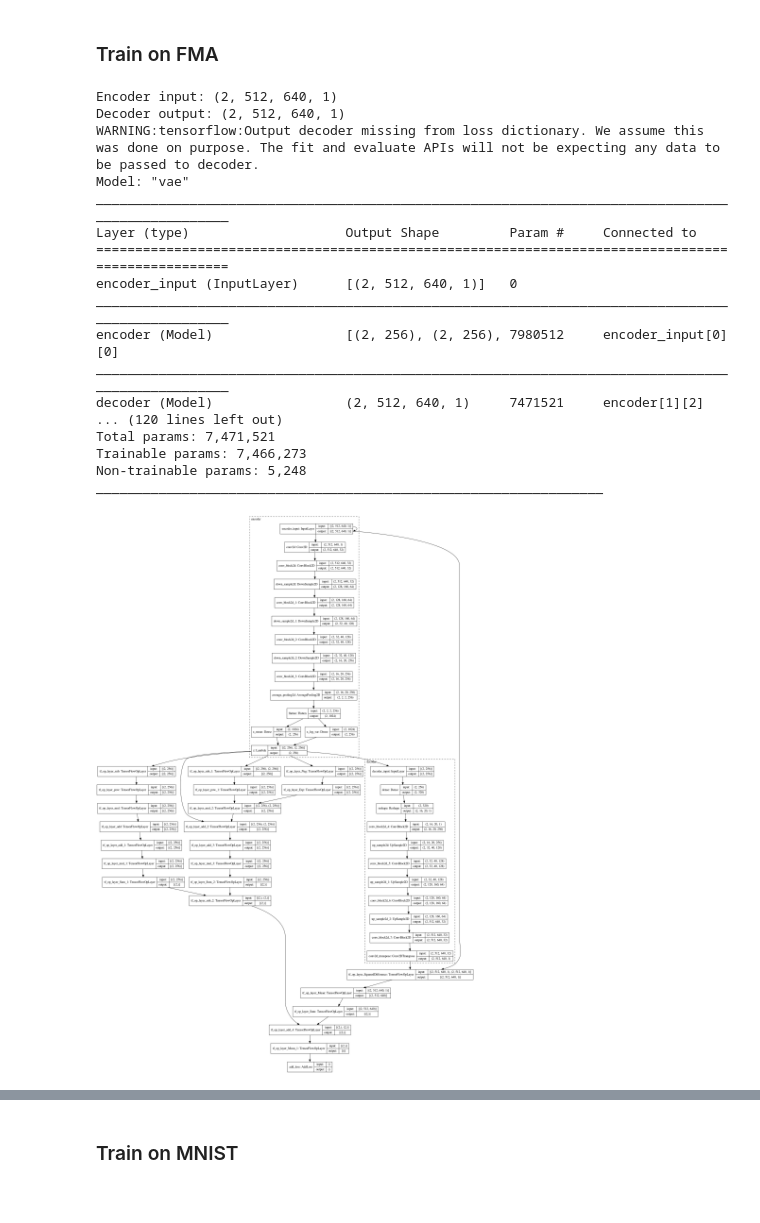
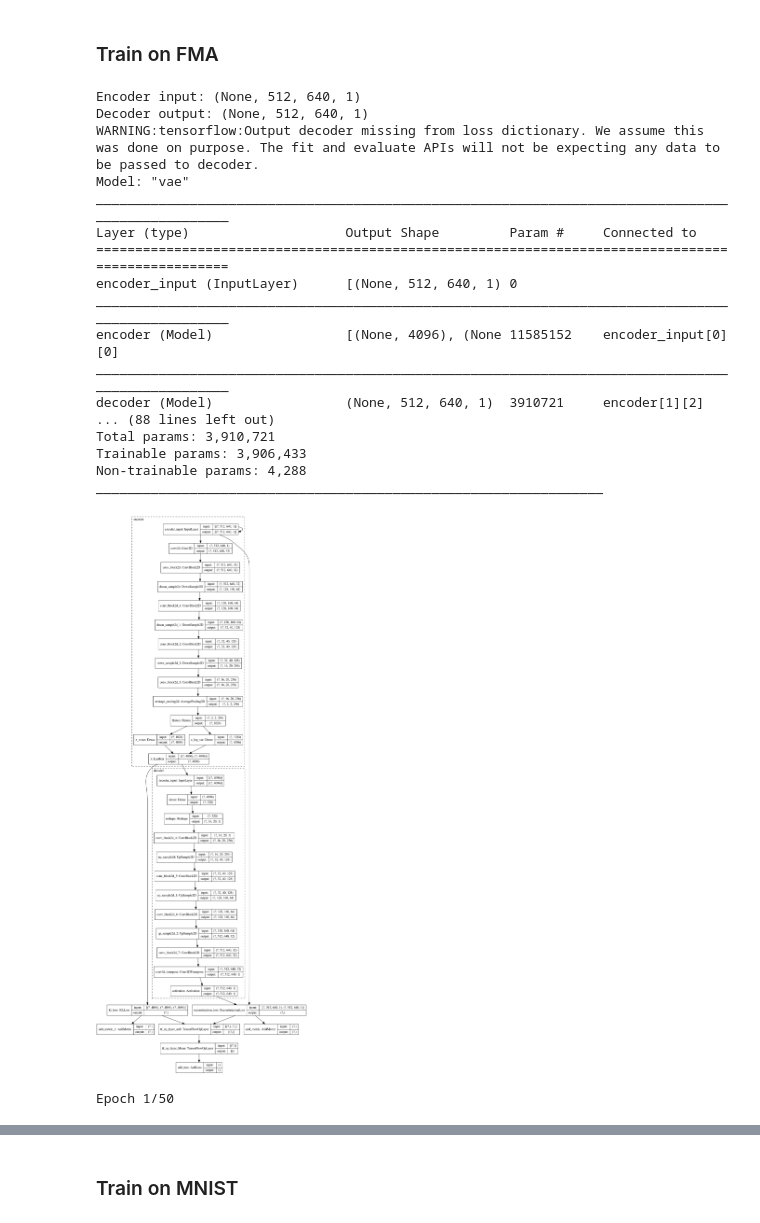
Before and after one commit to tasercake/Beatbrain, a Jupyter notebook: notebooks/generator.ipynb, the cells around one changed output, grey strips where cells are left out. Drawn from its saved outputs; the diff is of its cells as text; code cells hidden in the pictures.

```diff
--- a/notebooks/generator.ipynb
+++ b/notebooks/generator.ipynb
@@ -62,6 +66,6 @@ sns.set_style("white")
 # Input
 DATA_ROOT = Path("../data/fma/image")
 IMAGE_DIMS = [512, 640, 1]
-BATCH_SIZE = 2
+BATCH_SIZE = 4
 # %%
 train_dataset = utils.load_dataset(
@@ -349,22 +459,27 @@ def build_cvae(
 ):
     encoder_input, encoder = build_encoder(input_shape, latent_dim, batch_size, repeat, use_inception)
     decoder_input, decoder = build_decoder(latent_dim, input_shape, batch_size, repeat, use_inception)
-
     z_mean, z_log_var, z = encoder(encoder_input)
     decoder_output = decoder(z)
     model = Model(encoder_input, decoder_output, name="vae")
 
     print(f"Encoder input: {encoder_input.shape}")
     print(f"Decoder output: {decoder_output.shape}")
-    assert encoder_input.shape == decoder_output.shape
-    reconstruction_loss = tf.losses.mse(encoder_input, decoder_output)
-    reconstruction_loss = tf.reduce_sum(reconstruction_loss, axis=[1, 2])
-    logpz = log_normal_pdf(z, 0.0, 0.0)
-    logqz_x = log_normal_pdf(z, z_mean, z_log_var)
-    kl_loss = logqz_x - logpz
+    encoder_input.shape.assert_is_compatible_with(decoder_output.shape)
+#     assert encoder_input.shape.as_list() == decoder_output.shape.as_list()
+
+    reconstruction_loss = ReconstructionLoss(mean=True)([encoder_input, decoder_output])
+#     reconstruction_loss = tf.losses.mse(encoder_input, decoder_output)
+#     reconstruction_loss = tf.reduce_sum(reconstruction_loss, axis=[1, 2])
+    kl_loss = KLLoss(mean=True)([z, z_mean, z_log_var])
+#     logpz = log_normal_pdf(z, 0.0, 0.0)
+#     logqz_x = log_normal_pdf(z, z_mean, z_log_var)
+#     kl_loss = logqz_x - logpz
     vae_loss = tf.reduce_mean(reconstruction_loss + kl_loss)
-
     model.add_loss(vae_loss)
     model.compile(optimizer=tf.keras.optimizers.Adam(learning_rate))
     # model.compile(optimizer=tf.keras.optimizers.Adam(learning_rate), loss=lambda yt, yp: vae_loss)
+
+    model.add_metric(reconstruction_loss, aggregation="mean", name="reconstruction_loss")
+    model.add_metric(kl_loss, aggregation="mean", name="kl_loss")
     return model, encoder, decoder
@@ -487,4 +585,19 @@ class VisualizeCallback(Callback):
 
     def on_train_batch_end(self, batch, logs=None):
         self.total_batch += 1
+# %%
+# Hyperparameters
+LATENT_DIM = 4096
+EPOCHS = 50
+MODULE_REPEAT = 4
+USE_INCEPTION = False
+LEARNING_RATE = 1e-4
+
+# Outputs
+MODEL_NAME = "cvae_2d_test"
+MODEL_DIR = Path("../models")
+MODEL_DIR.mkdir(exist_ok=True, parents=True)
+LOG_DIR = Path("../logs") / MODEL_NAME
+LOG_DIR.mkdir(exist_ok=True, parents=True)
+LOG_FREQUENCY = 100
 # %%
@@ -506,34 +623,43 @@ visualizer = VisualizeCallback(
 # %%
 model, encoder, decoder = build_cvae(
     LATENT_DIM,
     IMAGE_DIMS,
-    repeat=INCEPTION_REPEAT,
+    repeat=MODULE_REPEAT,
     use_inception=USE_INCEPTION,
     batch_size=BATCH_SIZE,
     learning_rate=LEARNING_RATE,
 )
 model.summary()
 encoder.summary()
 decoder.summary()
 plot_model(model, to_file=str(LOG_DIR / "model.png"), expand_nested=True, show_shapes=True)
-# tf.saved_model.save(model, str(MODEL_DIR / MODEL_NAME))
 # %% [output]
-Encoder input: (2, 512, 640, 1)
-Decoder output: (2, 512, 640, 1)
+Encoder input: (None, 512, 640, 1)
+Decoder output: (None, 512, 640, 1)
 WARNING:tensorflow:Output decoder missing from loss dictionary. We assume this was done on purpose. The fit and evaluate APIs will not be expecting any data to be passed to decoder.
 Model: "vae"
 __________________________________________________________________________________________________
 Layer (type)                    Output Shape         Param #     Connected to
 ==================================================================================================
-encoder_input (InputLayer)      [(2, 512, 640, 1)]   0
+encoder_input (InputLayer)      [(None, 512, 640, 1) 0
 __________________________________________________________________________________________________
-encoder (Model)                 [(2, 256), (2, 256), 7980512     encoder_input[0][0]
+encoder (Model)                 [(None, 4096), (None 11585152    encoder_input[0][0]
 __________________________________________________________________________________________________
-decoder (Model)                 (2, 512, 640, 1)     7471521     encoder[1][2]
-... (120 lines left out)
-Total params: 7,471,521
-Trainable params: 7,466,273
-Non-trainable params: 5,248
+decoder (Model)                 (None, 512, 640, 1)  3910721     encoder[1][2]
+... (88 lines left out)
+Total params: 3,910,721
+Trainable params: 3,906,433
+Non-trainable params: 4,288
 _________________________________________________________________
-[figure, old version]
+[figure, new version]
+# %%
+# Train model
+model.fit_generator(
+    train_dataset,
+    epochs=EPOCHS,
+    callbacks=[tensorboard, model_saver, reduce_lr, visualizer,],
+    validation_data=val_dataset,
+)
+# %% [output]
+Epoch 1/50
 # %%
```
Also changed, not shown: parts of 9 cells of this notebook.
